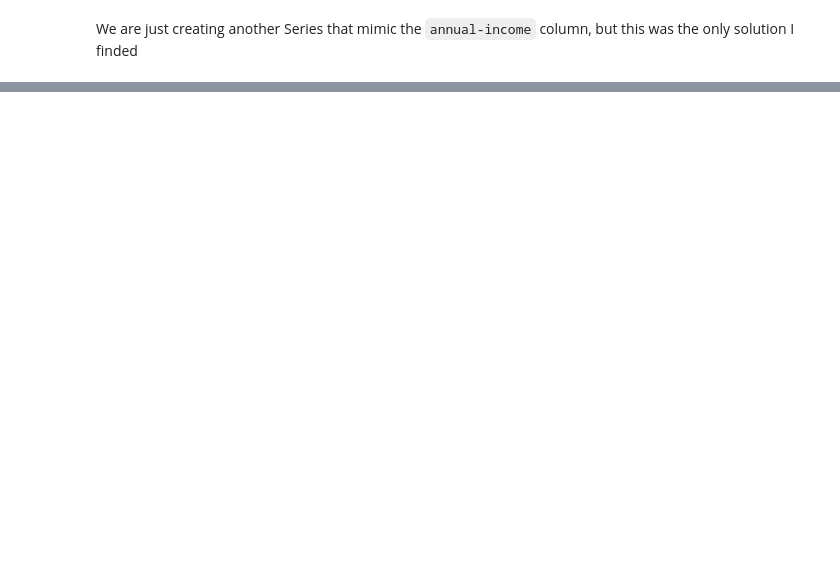
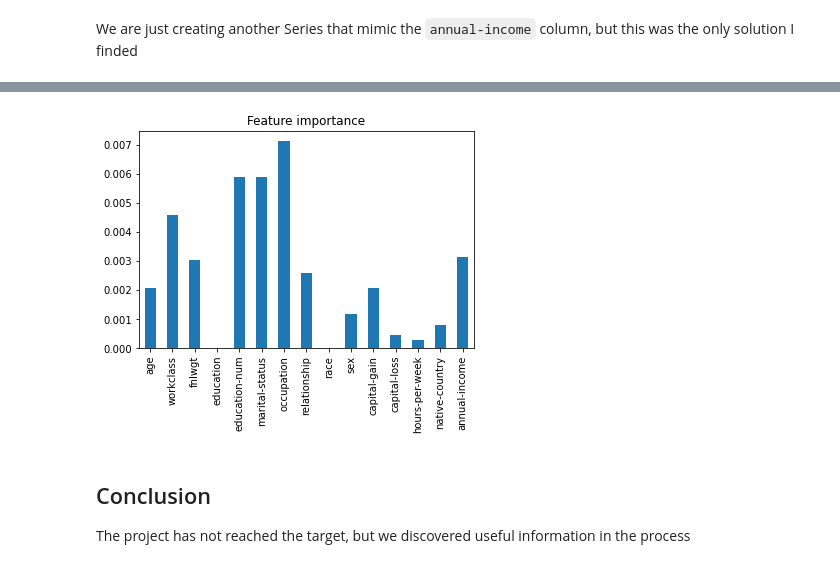
Before and after one commit to GabrieleBoccarusso/learningMachineLearning, a Jupyter notebook: salaries classification project.ipynb, the cells around one changed output, grey strips where cells are left out. Cells and saved outputs as stored; diff of their text form; code cells hidden in the pictures; blank space fills up the shorter version.

Commit message:
completed salaries classification project: added feature importance and made table of contents

```diff
--- a/salaries classification project.ipynb
+++ b/salaries classification project.ipynb
@@ -400,7 +449,7 @@ SVC_grid['model__max_iter']
 rs_SVC = RandomizedSearchCV(estimator = SVC,
                             param_distributions = SVC_grid,
                             cv = 5,
-                            n_iter = 20,
+                            n_iter = 5,
                             verbose = True)
 # %%
 rs_SVC.fit(X_train, y_train)
@@ -612,0 +666,2 @@ f1 has scored 66.89%
+# %%
+clf.fit(X_train, y_train)
@@ -612,0 +682,5 @@ f1 has scored 66.89%
+# %%
+features_importance = clf['model'].feature_importances_
+# %%
+features_dict = dict(zip(df.columns, list(features_importance)))
+features_dict
@@ -612,0 +703,10 @@ f1 has scored 66.89%
+# %%
+features_df = pd.DataFrame(features_dict, index = [0])
+features_df.T.plot.bar(legend = False,
+                       title = 'Feature importance');
+# %% [output]
+[figure, added]
+# %% [markdown]
+## Conclusion
+
+The project has not reached the target, but we discovered useful information in the process
```
Also changed, not shown: parts of 69 cells of this notebook.
